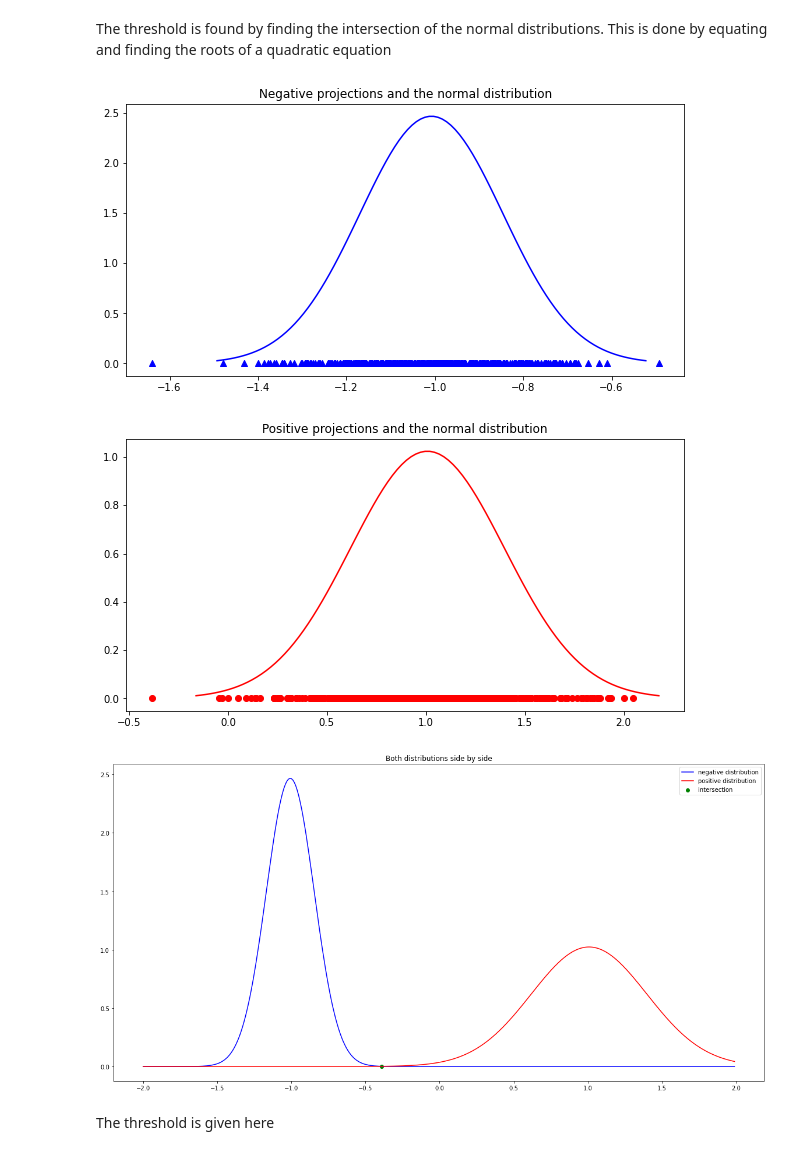
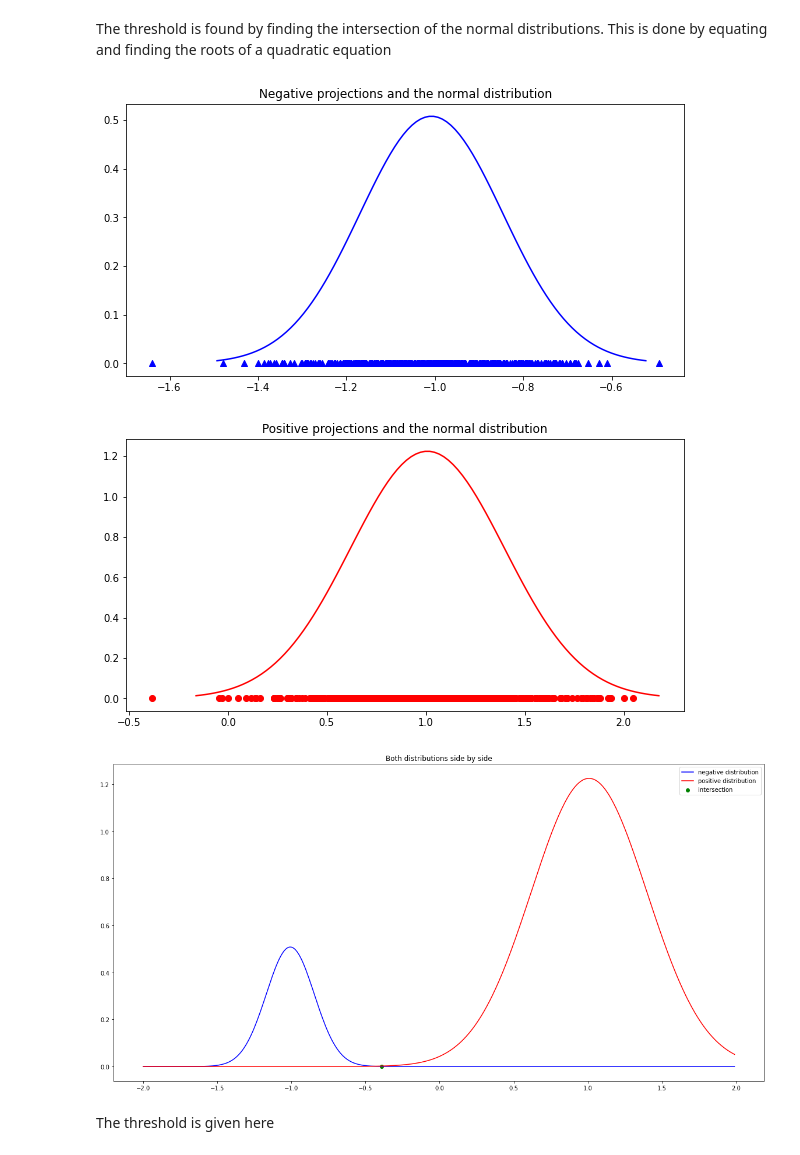
Before and after one commit to PavanReddy28/ML-assignment, a Jupyter notebook: FLD/FLD.ipynb, the cells around one changed output. Cells and saved outputs as stored; diff of their text form; code cells hidden in the pictures.

Commit message:
Defined own Normal Distr function

```diff
--- a/FLD/FLD.ipynb
+++ b/FLD/FLD.ipynb
@@ -101,14 +101,26 @@ negative_projections = X[y==0].dot(w)
 # %% [markdown]
 The threshold is found by finding the intersection of the normal distributions. This is done by equating and finding the roots of a quadratic equation
 # %%
+def norm_dist(x , mean , sd):
+    """
+    Returns the probability density function for the normal distribution
+    Parameters:
+        x: numpy array containing data
+        mean: corresponding mean of the data
+        sd: corresponding standard deviation of the data
+
+    """
+    prob_density = (np.pi*sd) * np.exp(-0.5*((x-mean)/sd)**2)
+    return prob_density
+
 def get_intersection(m1,m2,s1,s2):
     """
     Returns the roots obtained upon equating the normal distribution functions
     Parameters:
-        m1:mean of the first class
-        m2:mean of the second class
-        s1:standard deviation of the first class
-        s2:standard deviation of the second class
+        m1: mean of the first class
+        m2: mean of the second class
+        s1: standard deviation of the first class
+        s2: standard deviation of the second class
 
     """
     a = 1/(2*s1**2) - 1/(2*s2**2)
@@ -122,6 +134,7 @@ def show_gaussians(X):
     Plots the Normal distribution curves of the 2 classes
     Parameters:
         X: numpy array containing data
+
     """
     colors = ['b','r']
     markers = ['^','o']
@@ -134,39 +147,39 @@ def show_gaussians(X):
         # find corresponding projections of that class
         label_projections = X[y==label].dot(w)
 
         # mean of projections
         label_projections_mean = np.mean(label_projections)
         m[i]=label_projections_mean
 
         # std of projections
         label_projections_std = np.std(label_projections)
         s[i] = label_projections_std
 
         x_data = np.linspace(label_projections_mean - 3*label_projections_std, label_projections_mean + 3*label_projections_std, 100)
         plt.figure(figsize=(10, 5))
-        plt.plot(x_data, stats.norm.pdf(x_data, label_projections_mean, label_projections_std),c=colors[i])
+        plt.plot(x_data, norm_dist(x_data, label_projections_mean, label_projections_std),c=colors[i])
         plt.scatter(label_projections,np.zeros_like(label_projections),c=colors[i],marker=markers[i])
         plt.title(titles[i])
         plt.show()
 
     threshold = get_intersection(m[0],m[1],s[0],s[1])
 
     x_data = np.arange(-2,2,0.01)
     plt.figure(figsize=(20, 10))
-    plt.plot(x_data, stats.norm.pdf(x_data, m[0], s[0]),c=colors[0])
-    plt.plot(x_data, stats.norm.pdf(x_data, m[1], s[1]),c=colors[1])
+    plt.plot(x_data, norm_dist(x_data, m[0], s[0]),c=colors[0])
+    plt.plot(x_data, norm_dist(x_data, m[1], s[1]),c=colors[1])
     plt.scatter(np.array([threshold[-1]]),np.zeros_like(np.array([threshold[-1]])),c='g')
     plt.legend(['negative distribution','positive distribution','intersection'])
     plt.title("Both distributions side by side")
     plt.show()
 
     return threshold[-1]
 
 threshold = show_gaussians(X)
 # %% [output]
-[figure, old version]
+[figure, new version]
-[figure, old version]
+[figure, new version]
-[figure, old version]
+[figure, new version]
 # %% [markdown]
 The threshold is given here
 # %%
```
Also changed, not shown: parts of 1 cell of this notebook.
